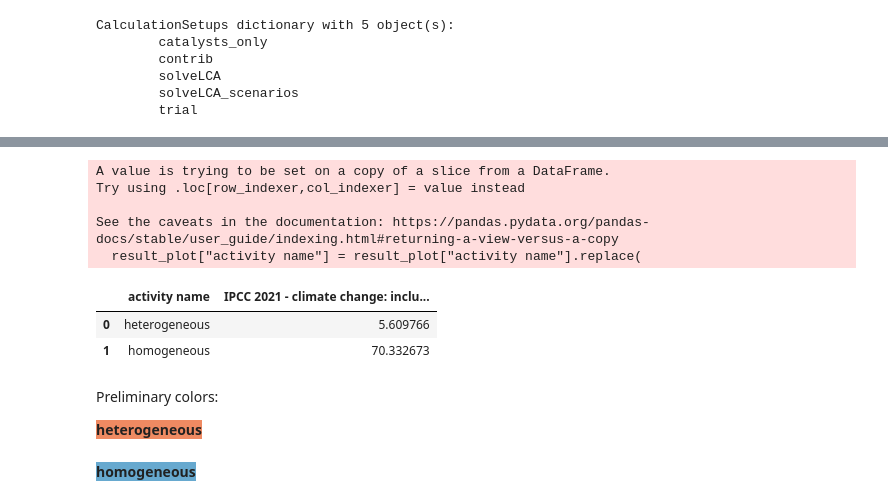
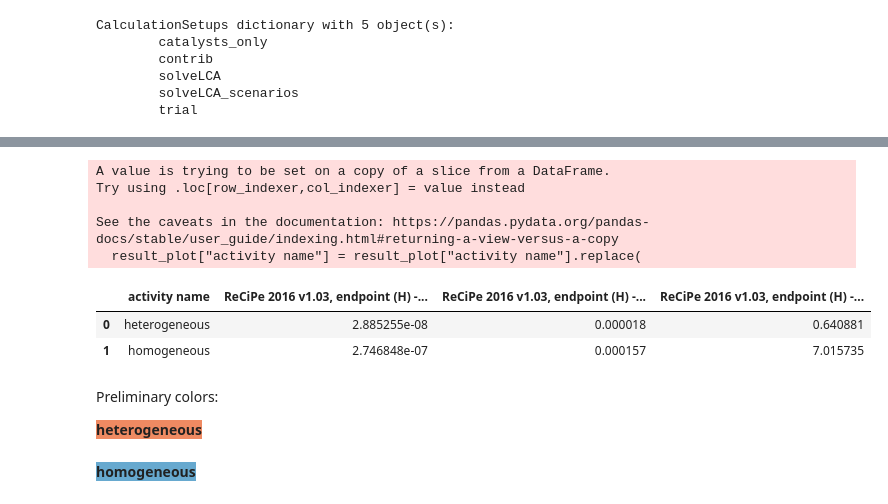
Before and after one commit to vtulus/LCA-of-heterogeneous-GAC, a Jupyter notebook: notebooks/LCAscores_total_barplot.ipynb, the cells around one changed output, grey strips where cells are left out. Saved outputs shown, nothing was run; the diff lists cells and outputs as text; code cells hidden in the pictures.

```diff
--- a/notebooks/LCAscores_total_barplot.ipynb
+++ b/notebooks/LCAscores_total_barplot.ipynb
@@ -43,3 +43,14 @@ ipcc_methods
 ('IPCC 2021',
  'climate change: including SLCFs',
  'global warming potential (GWP100)')
+# %%
+recipe_methods = [
+    met
+    for met in bw.methods
+    if "recipe" in str(met).lower()
+    and "2016" in str(met).lower()
+    and "endpoint (H)" in str(met)
+    and "total" in str(met)
+    and "no LT" not in str(met)
+]
+recipe_methods
@@ -74,5 +93,5 @@ CalculationSetups dictionary with 5 object(s):
         solveLCA_scenarios
         trial
 # %%
-result = prbs.pretty_lca(FUs=[{hetero_system: 1}, {homoge_system: 1}], methods=[ipcc_methods], setup_name="solveLCA")
+result = prbs.pretty_lca(FUs=[{hetero_system: 1}, {homoge_system: 1}], methods=recipe_methods, setup_name="solveLCA")
 # %% [output]
@@ -86,21 +105,21 @@ result
 # %%
-result_plot = result.iloc[:, [1, 5]]
+result_plot = result.iloc[:, [1, 5, 6, 7]]
 result_plot["activity name"] = result_plot["activity name"].replace(
     {
         result_plot["activity name"][0]: "heterogeneous",
         result_plot["activity name"][1]: "homogeneous",
     }
 )
 result_plot
 # %% [output]
 A value is trying to be set on a copy of a slice from a DataFrame.
 Try using .loc[row_indexer,col_indexer] = value instead
 
 See the caveats in the documentation: https://pandas.pydata.org/pandas-docs/stable/user_guide/indexing.html#returning-a-view-versus-a-copy
   result_plot["activity name"] = result_plot["activity name"].replace(
-|  | activity name | IPCC 2021 - climate change: inclu... |
-| 0 | heterogeneous | 5.609766 |
-| 1 | homogeneous | 70.332673 |
+|  | activity name | ReCiPe 2016 v1.03, endpoint (H) -... | ReCiPe 2016 v1.03, endpoint (H) -... | ReCiPe 2016 v1.03, endpoint (H) -... |
+| 0 | heterogeneous | 2.885255e-08 | 0.000018 | 0.640881 |
+| 1 | homogeneous | 2.746848e-07 | 0.000157 | 7.015735 |
 # %%
 pngFilesDir = Path(ROOT_DIR, r"data/interim/png_files") # full path to folder w/png files
 svgFilesDir = Path(ROOT_DIR, r"data/interim/svg_files") # full path to folder w/svg files
```
Also changed, not shown: parts of 5 cells of this notebook.
